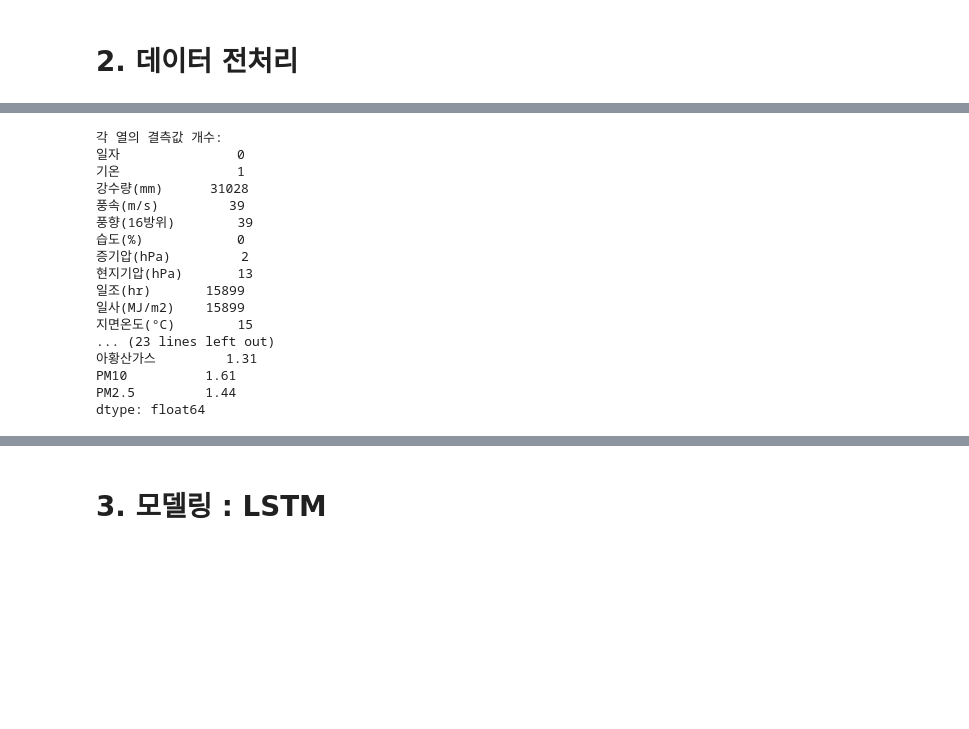
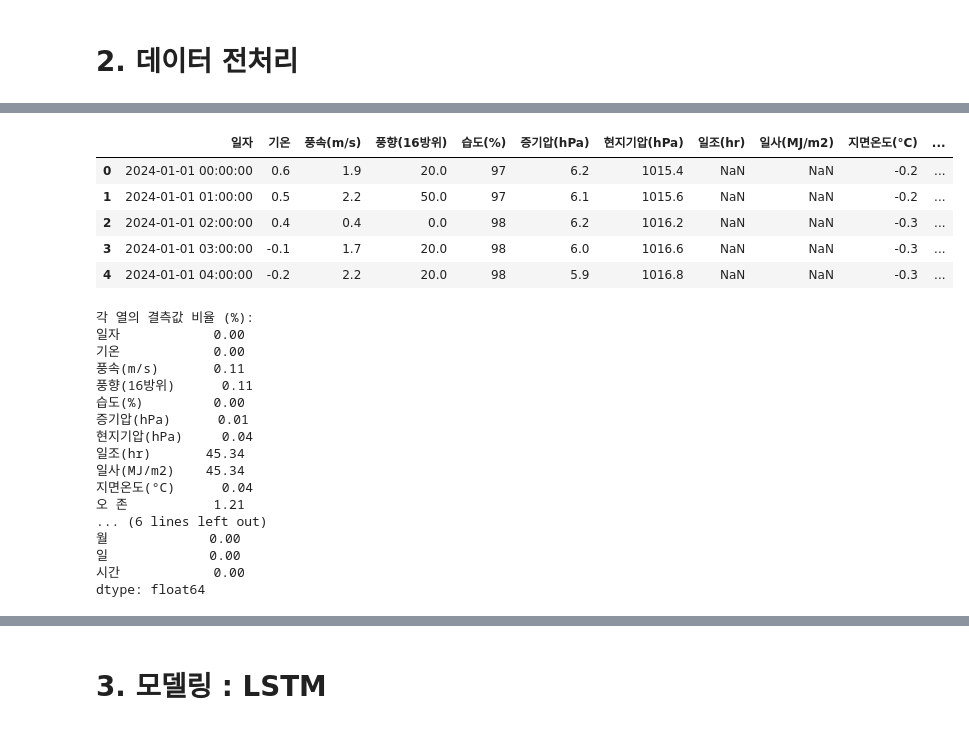
Before and after one commit to ShinHyun-soo/Team_G, a Jupyter notebook: train.ipynb, the cells around one changed output, grey strips where cells are left out. Drawn from its saved outputs; the diff is of its cells as text; code cells hidden in the pictures; blank space fills up the shorter version.

```diff
--- a/train.ipynb
+++ b/train.ipynb
@@ -55,0 +68,16 @@ train_df.head()
+# %%
+import pandas as pd
+
+
+train = pd.read_csv('./train.csv')
+
+test = pd.read_csv('./test.csv')
+
+train_df = pd.DataFrame(train)
+
+test_df = pd.DataFrame(test)
+
+print("train")
+print(train_df.head())
+print("test")
+print(test_df.head())
@@ -58,10 +163,24 @@ train_df.head()
+# %%
+test_df['일자'] = pd.to_datetime(test_df['일자'], format='%Y-%m-%d-%H')
+
+
+test_df['년']   = test_df['일자'].dt.year
+test_df['월']   = test_df['일자'].dt.month
+test_df['일']   = test_df['일자'].dt.day
+test_df['시간'] = test_df['일자'].dt.hour
+
+
+test_df.head()
+# %% [output]
+|  | 일자 | 기온 | 풍속(m/s) | 풍향(16방위) | 습도(%) | 증기압(hPa) | 현지기압(hPa) | 일조(hr) | 일사(MJ/m2) | 지면온도(°C) | ... |
+| 0 | 2024-01-01 00:00:00 | 0.6 | 1.9 | 20.0 | 97 | 6.2 | 1015.4 | NaN | NaN | -0.2 | ... |
+| 1 | 2024-01-01 01:00:00 | 0.5 | 2.2 | 50.0 | 97 | 6.1 | 1015.6 | NaN | NaN | -0.2 | ... |
+| 2 | 2024-01-01 02:00:00 | 0.4 | 0.4 | 0.0 | 98 | 6.2 | 1016.2 | NaN | NaN | -0.3 | ... |
+| 3 | 2024-01-01 03:00:00 | -0.1 | 1.7 | 20.0 | 98 | 6.0 | 1016.6 | NaN | NaN | -0.3 | ... |
+| 4 | 2024-01-01 04:00:00 | -0.2 | 2.2 | 20.0 | 98 | 5.9 | 1016.8 | NaN | NaN | -0.3 | ... |
 # %%
 # 각 열에 존재하는 결측값의 개수를 계산
 missing_values = train_df.isnull().sum()
-
-# 각 열별 결측값 개수를 출력
-print("각 열의 결측값 개수:")
-print(missing_values)
 
 # 전체 행 수를 기준으로 결측값이 차지하는 비율(%)을 계산
 total_rows = len(train_df)
@@ -71,20 +190,20 @@ missing_percentage = (missing_values / total_rows) * 100
 print("\n각 열의 결측값 비율 (%):")
 print(missing_percentage.round(2))
 # %% [output]
-각 열의 결측값 개수:
-일자               0
-기온               1
-강수량(mm)      31028
-풍속(m/s)         39
-풍향(16방위)        39
-습도(%)            0
-증기압(hPa)         2
-현지기압(hPa)       13
-일조(hr)       15899
-일사(MJ/m2)    15899
-지면온도(°C)        15
-... (23 lines left out)
-아황산가스         1.31
-PM10          1.61
-PM2.5         1.44
+각 열의 결측값 비율 (%):
+일자            0.00
+기온            0.00
+풍속(m/s)       0.11
+풍향(16방위)      0.11
+습도(%)         0.00
+증기압(hPa)      0.01
+현지기압(hPa)     0.04
+일조(hr)       45.34
+일사(MJ/m2)    45.34
+지면온도(°C)      0.04
+오 존           1.21
+... (6 lines left out)
+월             0.00
+일             0.00
+시간            0.00
 dtype: float64
```
Also changed, not shown: parts of 23 cells of this notebook.
